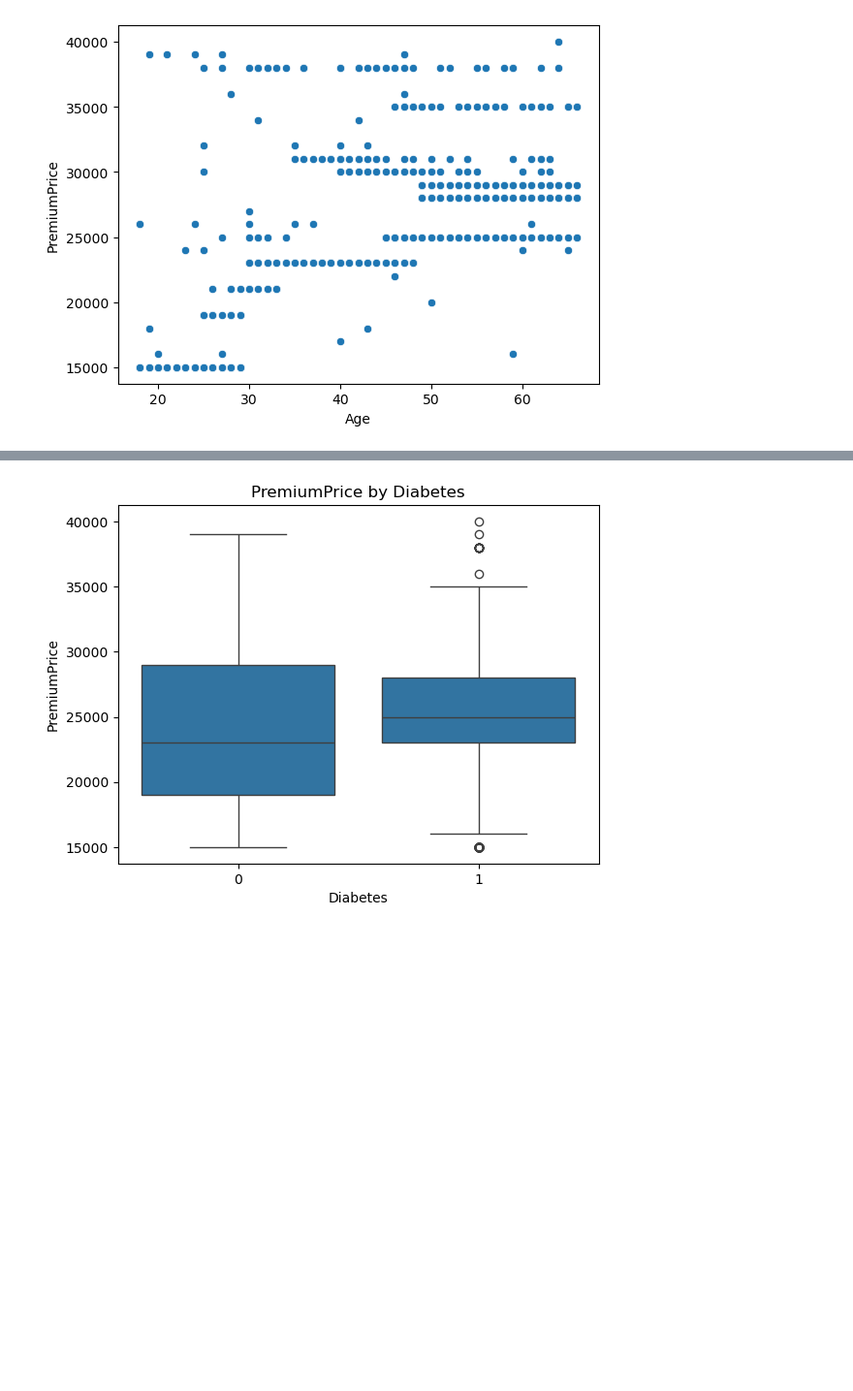
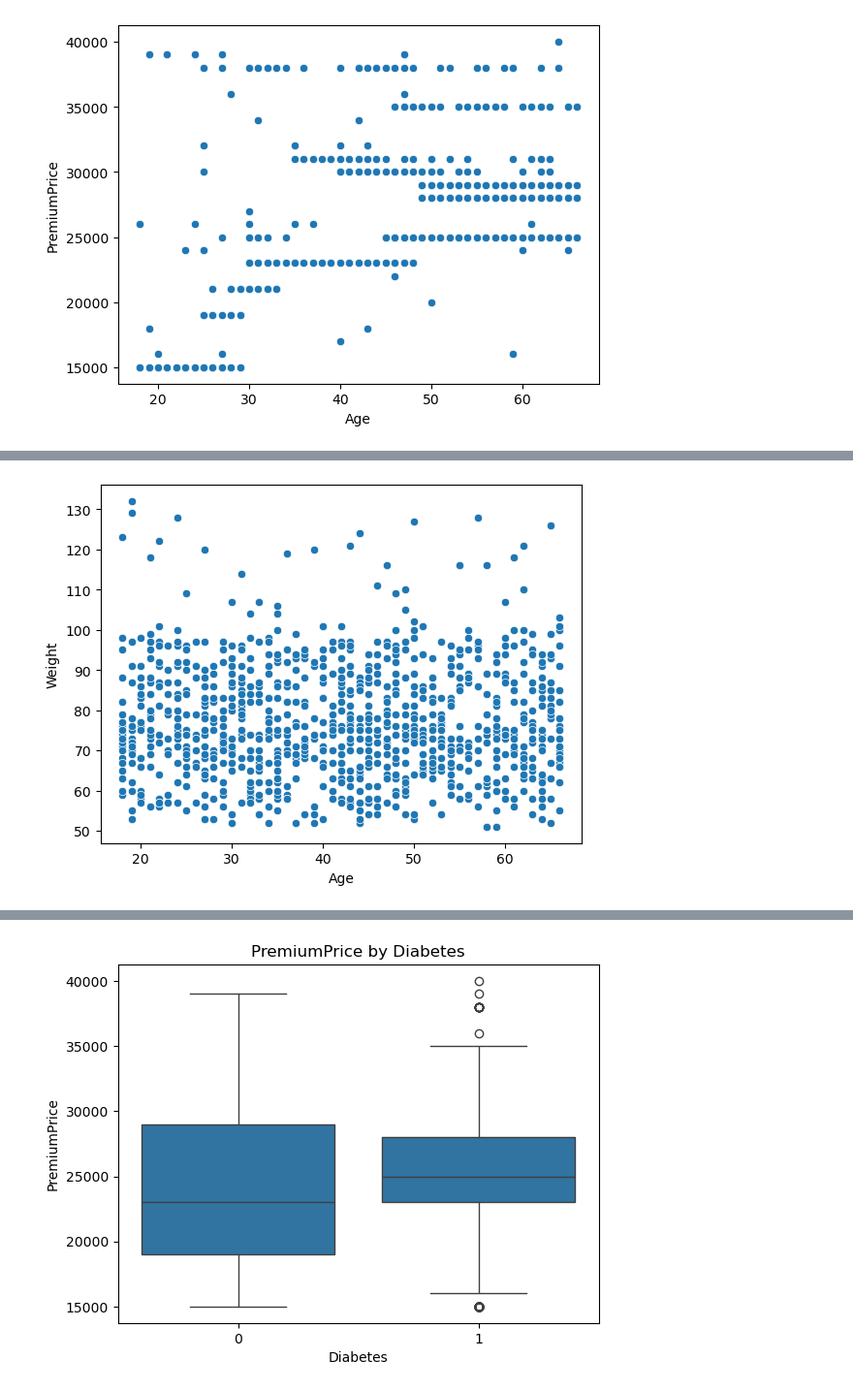
Before and after one commit to komalpreet10/Insurance_Cost_Prediction, a Jupyter notebook: Insurance_Cost_Prediction.ipynb, the cells around one changed output, grey strips where cells are left out. Shown: that part at 97% size. Cells and saved outputs as stored; diff of their text form; code cells hidden in the pictures; blank space fills up the shorter version.

```diff
--- a/Insurance_Cost_Prediction.ipynb
+++ b/Insurance_Cost_Prediction.ipynb
@@ -233,0 +390,6 @@ plt.show()
+# %%
+sns.scatterplot(data=df, x="Age", y="Weight")
+
+plt.show()
+# %% [output]
+[figure, added]
```
Also changed, not shown: parts of 35 cells of this notebook.
